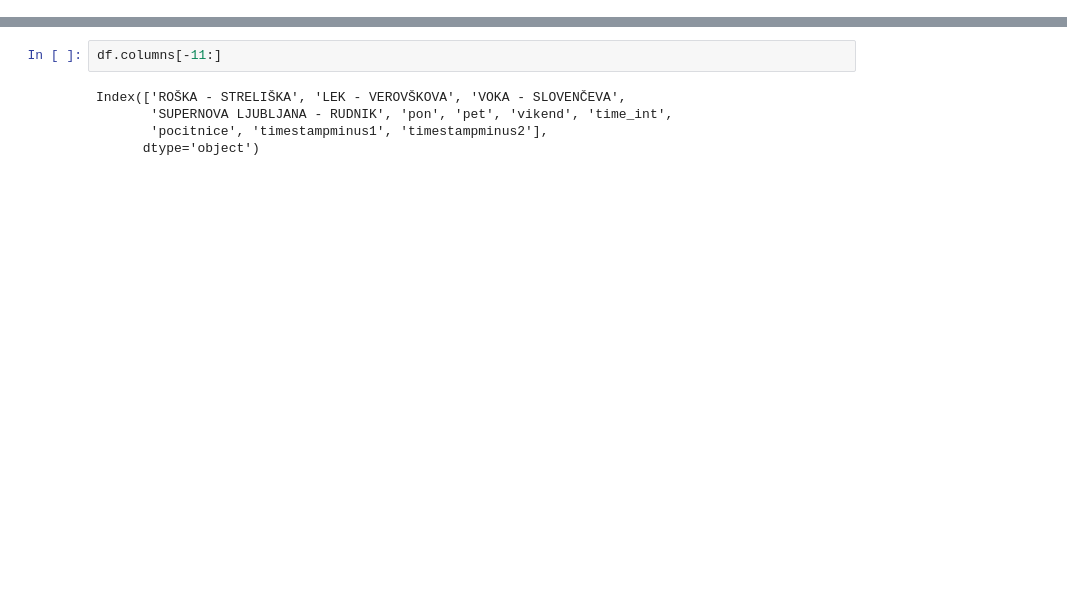
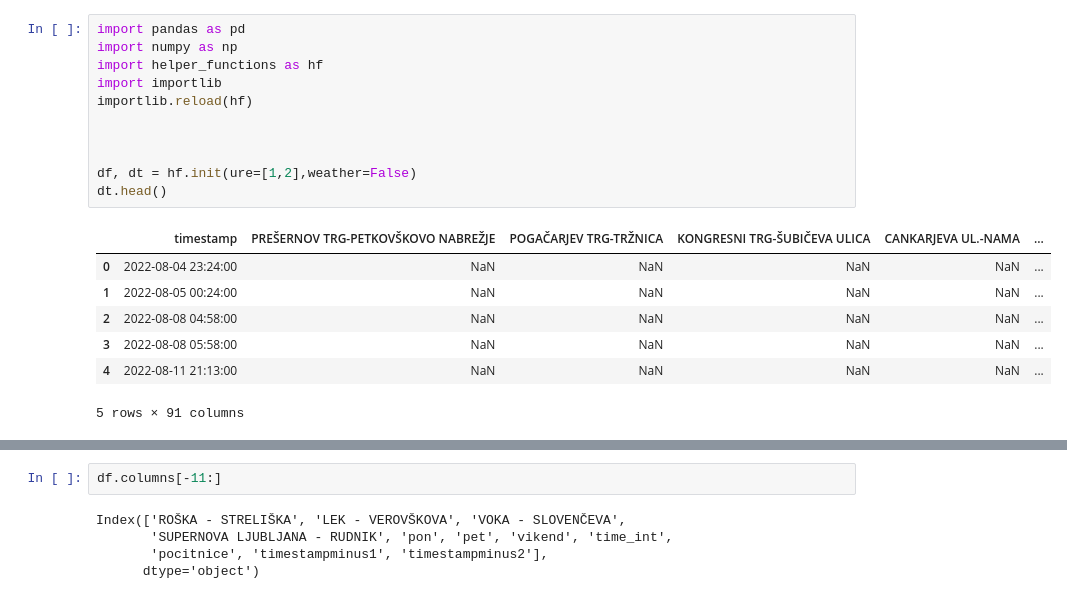
Before and after one commit to elgroselj/bicikelj, a Jupyter notebook: main.ipynb, the cells around one changed output, grey strips where cells are left out. Saved outputs shown, nothing was run; the diff lists cells and outputs as text; blank space fills up the shorter version.

```diff
--- a/main.ipynb
+++ b/main.ipynb
@@ -147,0 +1,19 @@ dt
+# %%
+import pandas as pd
+import numpy as np
+import helper_functions as hf
+import importlib
+importlib.reload(hf)
+
+
+
+df, dt = hf.init(ure=[1,2],weather=False)
+dt.head()
+# %% [output]
+|  | timestamp | PREŠERNOV TRG-PETKOVŠKOVO NABREŽJE | POGAČARJEV TRG-TRŽNICA | KONGRESNI TRG-ŠUBIČEVA ULICA | CANKARJEVA UL.-NAMA | ... |
+| 0 | 2022-08-04 23:24:00 | NaN | NaN | NaN | NaN | ... |
+| 1 | 2022-08-05 00:24:00 | NaN | NaN | NaN | NaN | ... |
+| 2 | 2022-08-08 04:58:00 | NaN | NaN | NaN | NaN | ... |
+| 3 | 2022-08-08 05:58:00 | NaN | NaN | NaN | NaN | ... |
+| 4 | 2022-08-11 21:13:00 | NaN | NaN | NaN | NaN | ... |
+5 rows × 91 columns
```
Also changed, not shown: parts of 24 cells of this notebook, 3 other files.
